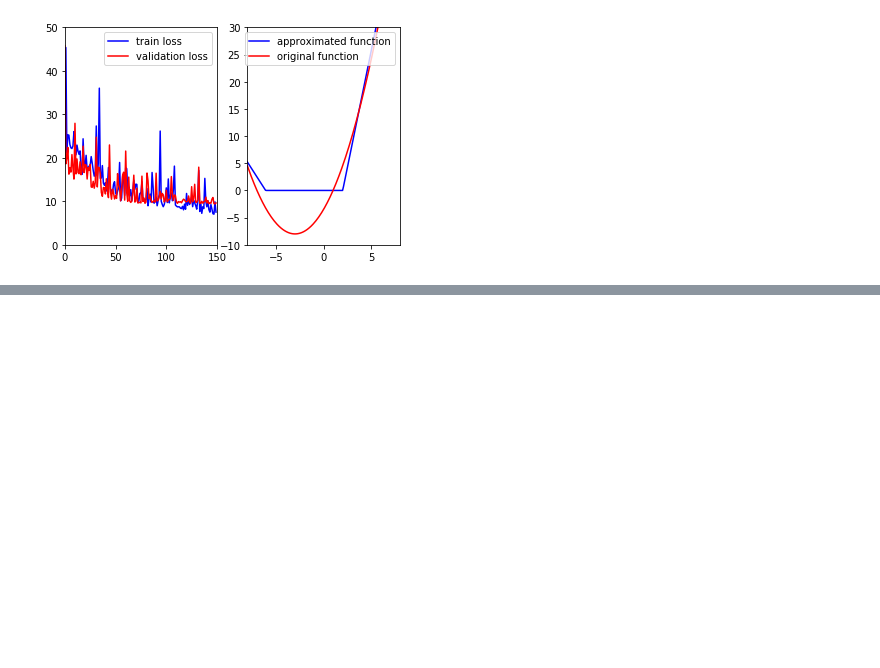
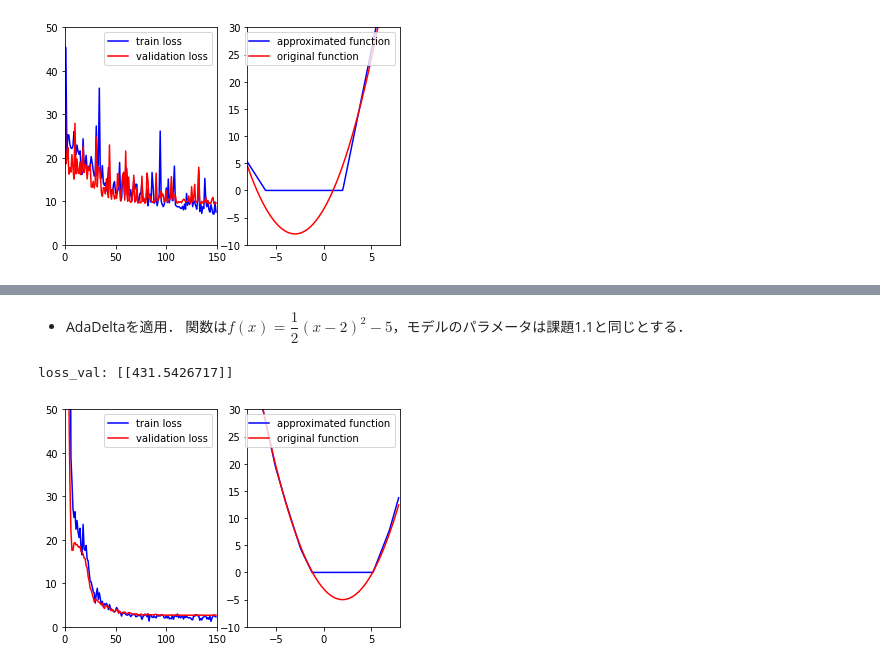
Before and after one commit to Knt44kw/SystemRecognition, a Jupyter notebook: code/kadai1/fullconnection_scratch.ipynb, the cells around one changed output, grey strips where cells are left out. Saved outputs shown, nothing was run; the diff lists cells and outputs as text; code cells hidden in the pictures; blank space fills up the shorter version.

```diff
--- a/code/kadai1/fullconnection_scratch.ipynb
+++ b/code/kadai1/fullconnection_scratch.ipynb
@@ -429,0 +455,10 @@ loss_val: [[nan]]
+# %% [markdown]
+* AdaDeltaを適用． 関数は$f(x)=\dfrac{1}{2}(x-2)^2 -5$，モデルのパラメータは課題1.1と同じとする．
+# %%
+fc1 = Fc(1,20)
+fc2 = Fc(20,20)
+fc3 = Fc(20,1)
+show_learning_result(f, fc1, fc2, fc3, X_train, Y_train, X_val, Y_val, num_train, num_val, optimizer="adadelta")
+# %% [output]
+loss_val: [[431.5426717]]
+[figure, added]
```
Also changed, not shown: parts of 39 cells of this notebook, 1 other file.
